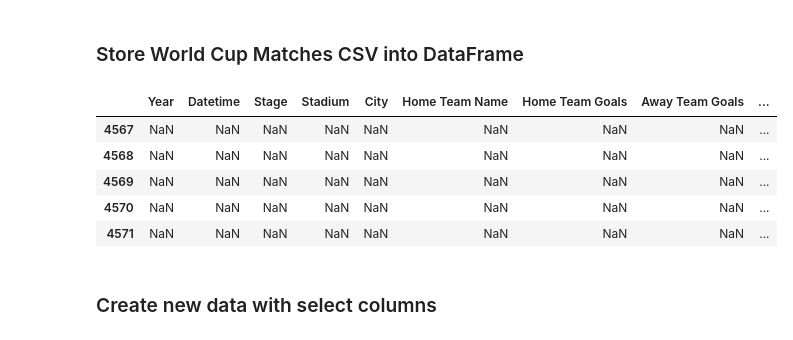
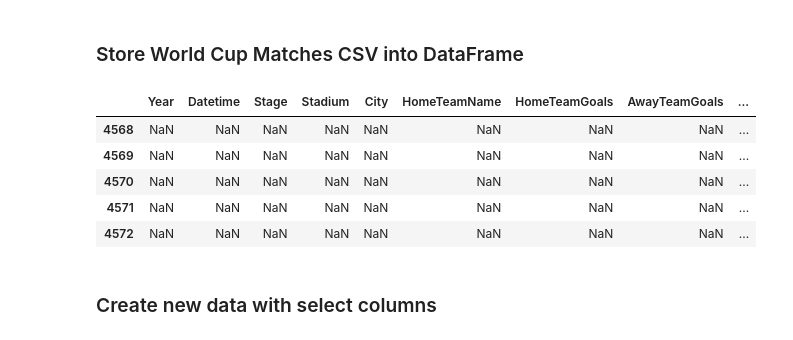
Before and after one commit to siwoolee44/ETLProject_Team15, a Jupyter notebook: etl_project.ipynb, the cells around one changed output. Drawn from its saved outputs; the diff is of its cells as text; code cells hidden in the pictures.

```diff
--- a/etl_project.ipynb
+++ b/etl_project.ipynb
@@ -8,15 +8,15 @@ import mysql.connector
 ### Store World Cup Matches CSV into DataFrame
 # %%
 csv_file = "Resources/WorldCupMatches.csv"
-WorldCupMatches_df = pd.read_csv(csv_file, encoding="ISO-8859-1")
+WorldCupMatches_df = pd.read_csv(csv_file, encoding="ISO-8859-1",names=['Year','Datetime','Stage','Stadium','City','HomeTeamName','HomeTeamGoals','AwayTeamGoals','AwayTeamName','WinConditions','Attendance','HalfTimeHomeGoals','HalfTimeAwayGoals','Referee','Assistant1','Assistant2','RoundID','MatchID', 'HomeTeamInitials','AwayTeamInitials'])
 WorldCupMatches_df.tail()
 # %% [output]
-|  | Year | Datetime | Stage | Stadium | City | Home Team Name | Home Team Goals | Away Team Goals | ... |
-| 4567 | NaN | NaN | NaN | NaN | NaN | NaN | NaN | NaN | ... |
+|  | Year | Datetime | Stage | Stadium | City | HomeTeamName | HomeTeamGoals | AwayTeamGoals | ... |
 | 4568 | NaN | NaN | NaN | NaN | NaN | NaN | NaN | NaN | ... |
 | 4569 | NaN | NaN | NaN | NaN | NaN | NaN | NaN | NaN | ... |
 | 4570 | NaN | NaN | NaN | NaN | NaN | NaN | NaN | NaN | ... |
 | 4571 | NaN | NaN | NaN | NaN | NaN | NaN | NaN | NaN | ... |
+| 4572 | NaN | NaN | NaN | NaN | NaN | NaN | NaN | NaN | ... |
 # %% [markdown]
 ### Create new data with select columns
 # %%
```
Also changed, not shown: parts of 23 cells of this notebook.
